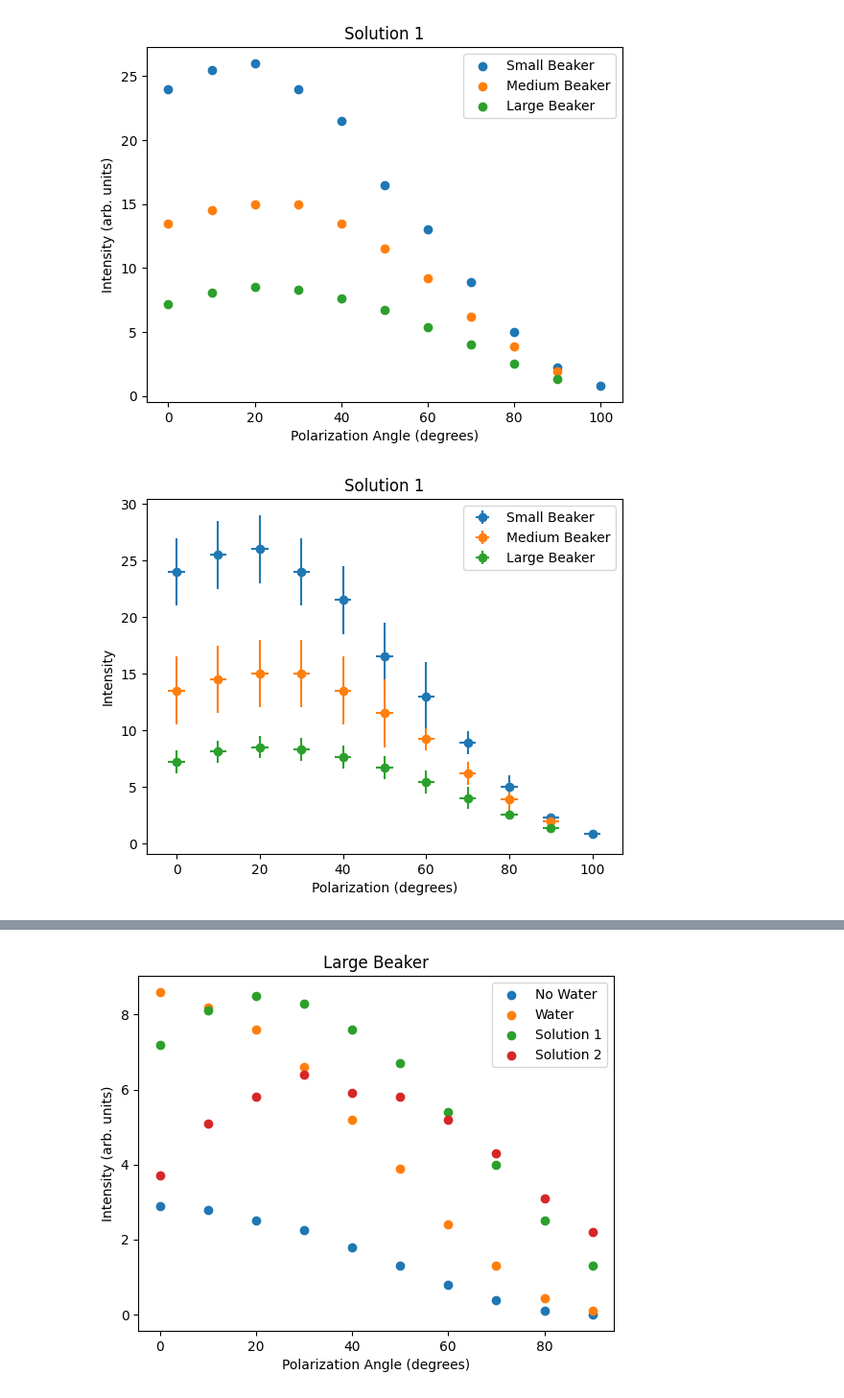
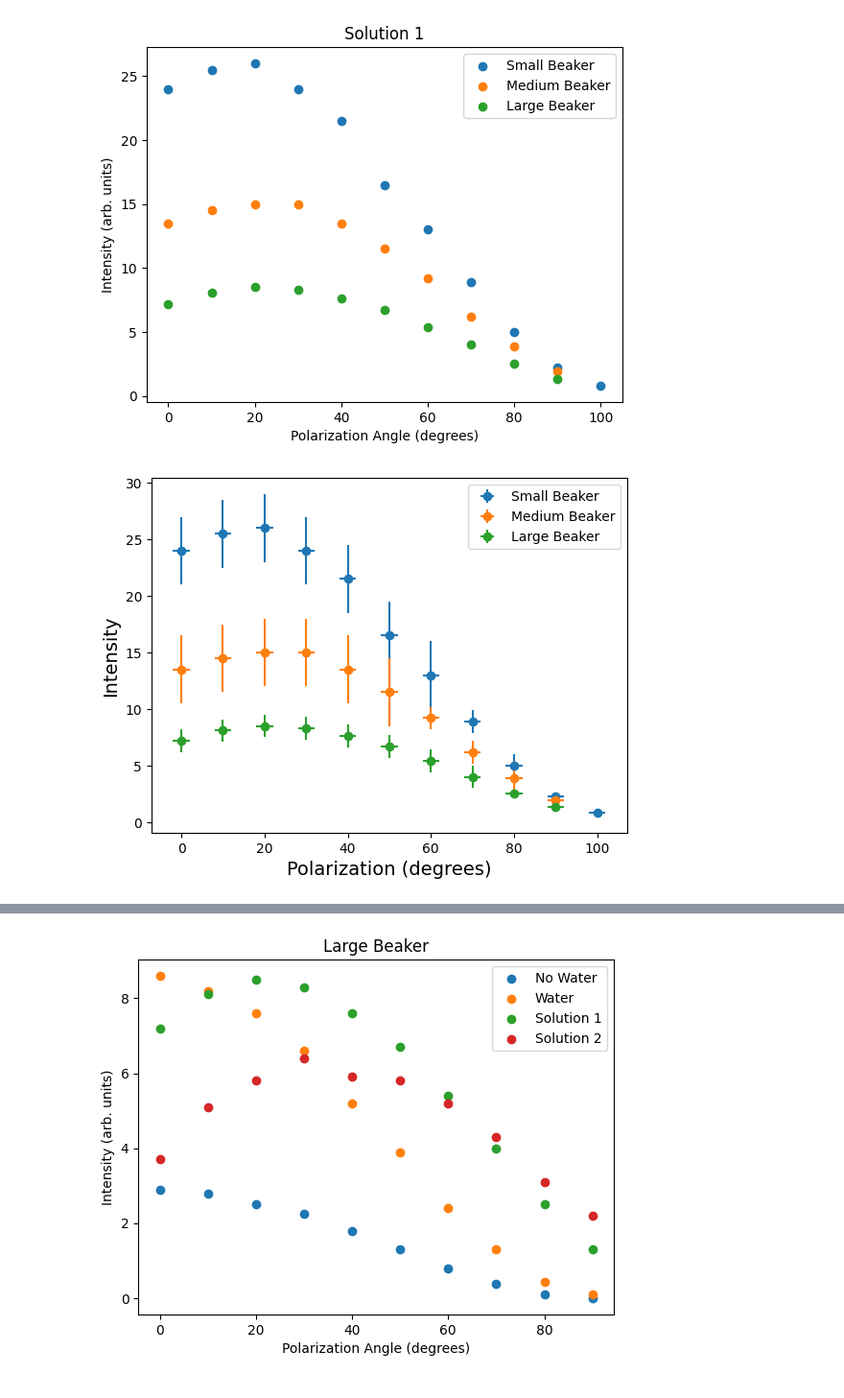
Before and after one commit to wmallah/OpticsLab, a Jupyter notebook: experiment_01/code/data_analysis.ipynb, the cells around one changed output, grey strips where cells are left out. Shown at 96% size. Cells and saved outputs as stored; diff of their text form; code cells hidden in the pictures.

```diff
--- a/experiment_01/code/data_analysis.ipynb
+++ b/experiment_01/code/data_analysis.ipynb
@@ -333,10 +307,11 @@ plt.show()
 plt.errorbar(small_beaker_solution1_polarization, small_beaker_solution1_intensity, xerr=small_beaker_solution1_polarization_error, yerr=small_beaker_solution1_intensity_error, fmt='o', label='Small Beaker')
 plt.errorbar(medium_beaker_solution1_polarization, medium_beaker_solution1_intensity, xerr=polarization_error_degrees, yerr=medium_beaker_solution1_intensity_error, fmt='o', label='Medium Beaker')
 plt.errorbar(large_beaker_solution1_polarization, large_beaker_solution1_intensity, xerr=polarization_error_degrees, yerr=large_beaker_solution1_intensity_error, fmt='o', label='Large Beaker')
-plt.xlabel('Polarization (degrees)')
-plt.ylabel('Intensity')
-plt.title("Solution 1")
+plt.xlabel('Polarization (degrees)', fontsize=14)
+plt.ylabel('Intensity', fontsize=14)
+# plt.title("Solution 1")
 plt.legend()
+plt.savefig('../figures/solution1.png')
 plt.show()
 
 # Turn data into a latex table
@@ -361,49 +336,49 @@ plt.show()
 #                     [10, 25.5, 3],
 #                     [0, 24.0, 3]])
 # print(table_3.draw())
 # print(draw_latex(table_3, caption='Small beaker with Solution 1', label='tab:small_beaker_solution1'))
 
 ## Medium beaker with solution 1 data
 
 # table_4 = Texttable()
 # table_4.set_deco(Texttable.HEADER)
 # table_4.set_cols_dtype(['t', 'f', 'f'])
 # table_4.set_cols_align(["c", "c", "c"])
 # table_4.set_precision(2)
 # table_4.add_rows([['Polarization (degrees)', 'Intensity (arb. units)', 'Intensity Error (arb. units)'],
 #                     [90, 1.90, 0.3],
 #                     [80, 3.9, 1],
 #                     [70, 6.2, 1],
 #                     [60, 9.2, 1],
 #                     [50, 11.5, 3],
 #                     [40, 13.5, 3],
 #                     [30, 15.0, 3],
 #                     [20, 15.0, 3],
 #                     [10, 14.5, 3],
 #                     [0, 13.5, 3]])
 # print(table_4.draw())
 # print(draw_latex(table_4, caption='Medium beaker with Solution 1', label='tab:medium_beaker_solution1'))
 
 ## Large beaker with solution 1 data
 
-table_5 = Texttable()
-table_5.set_deco(Texttable.HEADER)
-table_5.set_cols_dtype(['t', 'f', 'f'])
-table_5.set_cols_align(["c", "c", "c"])
-table_5.set_precision(2)
-table_5.add_rows([['Polarization (degrees)', 'Intensity (arb. units)', 'Intensity Error (arb. units)'],
-                    [90, 1.30, 0.3],
-                    [80, 2.50, 0.3],
-                    [70, 4.0, 1],
-                    [60, 5.40, 1],
-                    [50, 6.7, 1],
-                    [40, 7.6, 1],
-                    [30, 8.3, 1],
-                    [20, 8.5, 1],
-                    [10, 8.1, 1],
-                    [0, 7.2, 1]])
-print(table_5.draw())
-print(draw_latex(table_5, caption='Large beaker with Solution 1', label='tab:large_beaker_solution1'))
+# table_5 = Texttable()
+# table_5.set_deco(Texttable.HEADER)
+# table_5.set_cols_dtype(['t', 'f', 'f'])
+# table_5.set_cols_align(["c", "c", "c"])
+# table_5.set_precision(2)
+# table_5.add_rows([['Polarization (degrees)', 'Intensity (arb. units)', 'Intensity Error (arb. units)'],
+#                     [90, 1.30, 0.3],
+#                     [80, 2.50, 0.3],
+#                     [70, 4.0, 1],
+#                     [60, 5.40, 1],
+#                     [50, 6.7, 1],
+#                     [40, 7.6, 1],
+#                     [30, 8.3, 1],
+#                     [20, 8.5, 1],
+#                     [10, 8.1, 1],
+#                     [0, 7.2, 1]])
+# print(table_5.draw())
+# print(draw_latex(table_5, caption='Large beaker with Solution 1', label='tab:large_beaker_solution1'))
 # %% [output]
 [figure]
-[figure, old version]
+[figure, new version]
```
Also changed, not shown: parts of 11 cells of this notebook, 20 other files.
